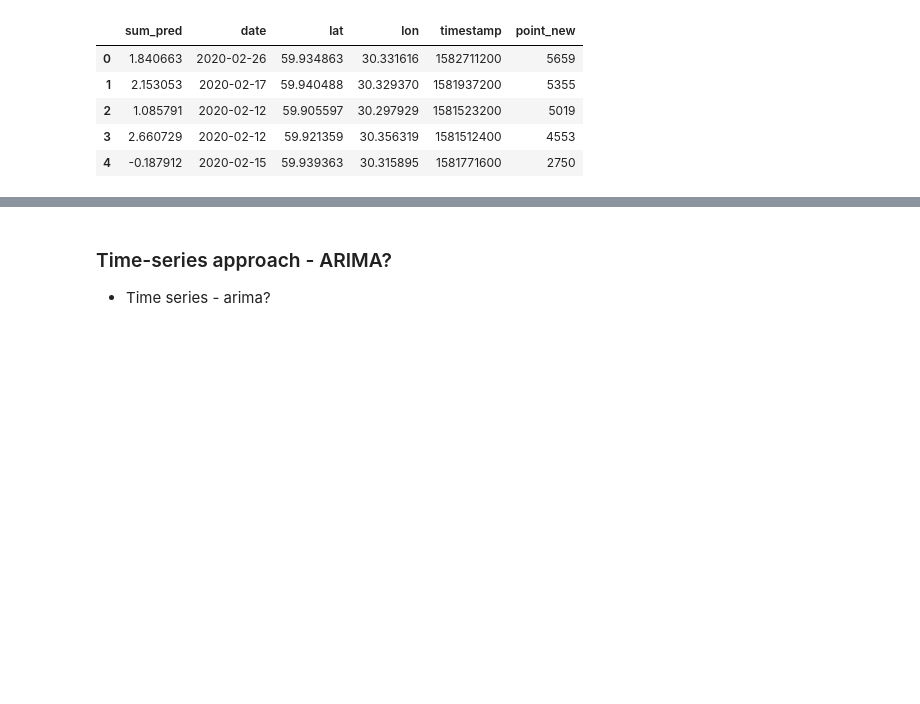
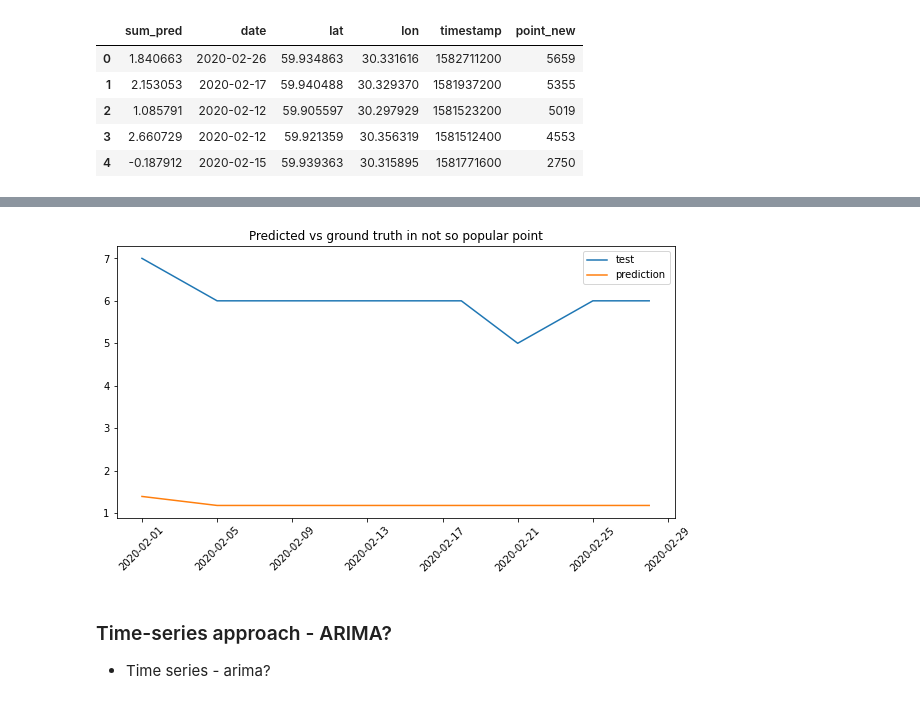
Before and after one commit to stas1f1/MLI-Labs, a Jupyter notebook: Catboost.ipynb, the cells around one changed output, grey strips where cells are left out. Drawn from its saved outputs; the diff is of its cells as text; code cells hidden in the pictures; blank space fills up the shorter version.

```diff
--- a/Catboost.ipynb
+++ b/Catboost.ipynb
@@ -742,3 +790,13 @@ ValueError: ignored
+# %%
+plt.figure(figsize=(10, 5))
+plt.plot(test_5100['date'], test_5100['sum'], label='test')
+plt.plot(xgb_pred_5100['date'], xgb_pred_5100['sum_pred'], label='prediction')
+plt.legend()
+plt.title('Predicted vs ground truth in not so popular point')
+plt.xticks(rotation=45)
+plt.show()
+# %% [output]
+[figure, added]
 # %% [markdown]
 ### Time-series approach - ARIMA?
 * Time series - arima?
```
Also changed, not shown: parts of 8 cells of this notebook.
